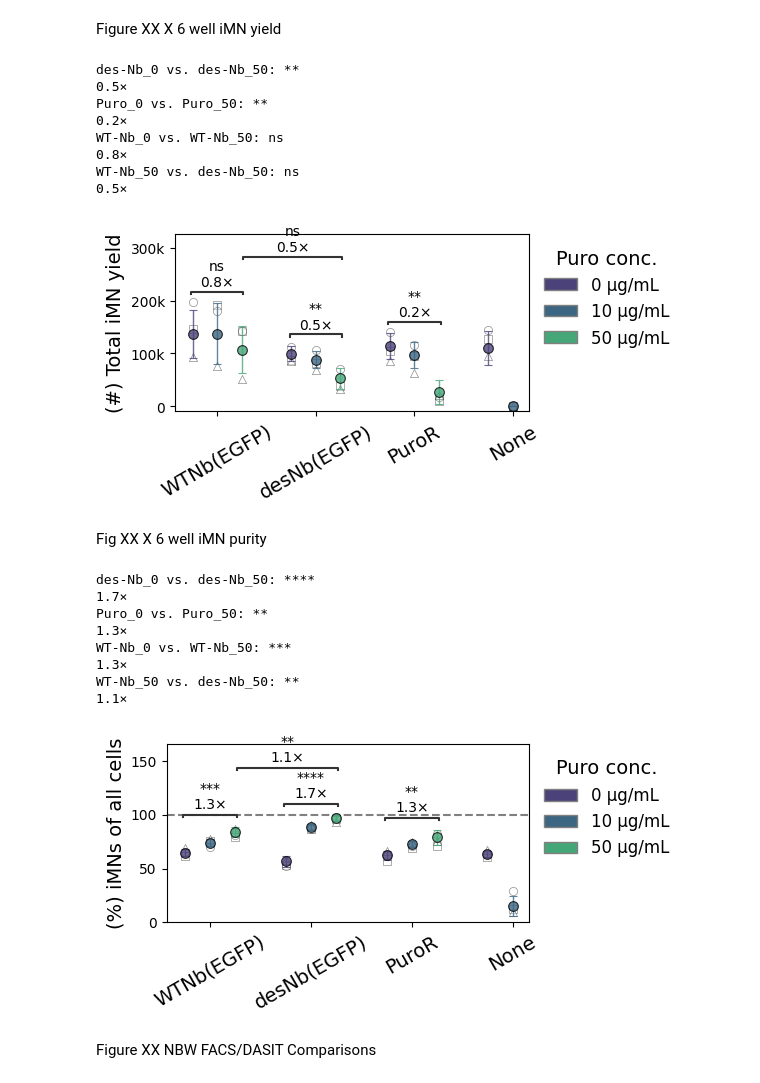
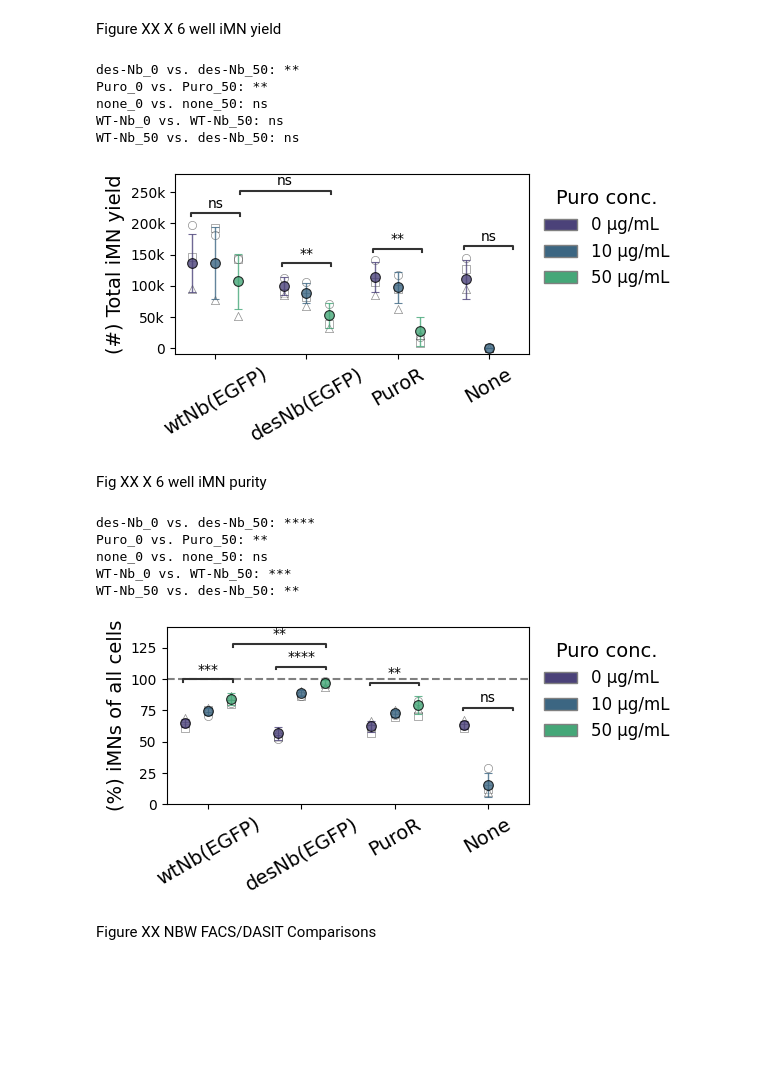
Before and after one commit to GallowayLabMIT/dasit_manuscript, a Jupyter notebook: Figure_XX_iMN/6_iMN_purify.ipynb, the cells around one changed output. Drawn from its saved outputs; the diff is of its cells as text; code cells hidden in the pictures; blank space fills up the shorter version.

Commit message:
updating iMN graphs to remove fc on bars

```diff
--- a/Figure_XX_iMN/6_iMN_purify.ipynb
+++ b/Figure_XX_iMN/6_iMN_purify.ipynb
@@ -441,7 +374,7 @@ ax.yaxis.set_major_formatter(
 ax.set_xticks(group_centers)
 
 label_map = {
-    'WT-Nb': 'WTNb(EGFP)',
+    'WT-Nb': 'wtNb(EGFP)',
     'des-Nb': 'desNb(EGFP)',
     'Puro': 'PuroR',
     'none': 'None'
@@ -479,7 +412,8 @@ pairs = [
          (('WT-Nb', 0), ('WT-Nb', 50)),
          (('des-Nb', 0), ('des-Nb', 50)),
          (('Puro', 0), ('Puro', 50)),
-         (('WT-Nb', 50), ('des-Nb', 50))
+         (('WT-Nb', 50), ('des-Nb', 50)),
+         (('none', 0), ('none', 50))
 
 
          ]
@@ -513,9 +447,9 @@ for (g1, h1), (g2, h2) in pairs:
     else:
         stars = "ns"
 
-    fc = vals2.mean() / vals1.mean()
+    # fc = vals2.mean() / vals1.mean()
 
-    annotations.append(f"{stars}\n{fc:.1f}×")
+    annotations.append(f"{stars}")
 
 
 annotator = Annotator(
@@ -675,7 +609,7 @@ ax.set_ylim(0,110)
 ax.set_xticks(group_centers)
 
 label_map = {
-    'WT-Nb': 'WTNb(EGFP)',
+    'WT-Nb': 'wtNb(EGFP)',
     'des-Nb': 'desNb(EGFP)',
     'Puro': 'PuroR',
     'none': 'None'
@@ -719,7 +653,8 @@ pairs = [
          (('WT-Nb', 0), ('WT-Nb', 50)),
          (('des-Nb', 0), ('des-Nb', 50)),
          (('Puro', 0), ('Puro', 50)),
-         (('WT-Nb', 50), ('des-Nb', 50))
+         (('WT-Nb', 50), ('des-Nb', 50)),
+         (('none', 0), ('none', 50))
 
 
          ]
@@ -753,9 +688,10 @@ for (g1, h1), (g2, h2) in pairs:
     else:
         stars = "ns"
 
-    fc = vals2.mean() / vals1.mean()
+    # fc = vals2.mean() / vals1.mean()
 
-    annotations.append(f"{stars}\n{fc:.1f}×")
+    # annotations.append(f"{stars}\n{fc:.1f}×")
+    annotations.append(f"{stars}")
 
 
 annotator = Annotator(
@@ -916,7 +849,7 @@ ax.set_yticks([0, 1, 2, 3, 4])
 ax.set_xticks(group_centers)
 
 label_map = {
-    'WT-Nb': 'WTNb(EGFP)',
+    'WT-Nb': 'wtNb(EGFP)',
     'des-Nb': 'desNb(EGFP)',
     'Puro': 'PuroR',
     'none': 'None'
@@ -954,7 +887,8 @@ pairs = [
          (('WT-Nb', 0), ('WT-Nb', 50)),
          (('des-Nb', 0), ('des-Nb', 50)),
          (('Puro', 0), ('Puro', 50)),
-         (('WT-Nb', 50), ('des-Nb', 50))
+         (('WT-Nb', 50), ('des-Nb', 50)),
+         (('none', 0), ('none', 50))
 
 
          ]
@@ -990,7 +924,8 @@ for (g1, h1), (g2, h2) in pairs:
 
     fc = vals2.mean() / vals1.mean()
 
-    annotations.append(f"{stars}\n{fc:.1f}×")
+    # annotations.append(f"{stars}\n{fc:.1f}×")
+    annotations.append(f"{stars}")
 
 
 annotator = Annotator(
@@ -1151,7 +1083,7 @@ ax.yaxis.set_major_formatter(
 ax.set_xticks(group_centers)
 
 label_map = {
-    'WT-Nb': 'WTNb(EGFP)',
+    'WT-Nb': 'wtNb(EGFP)',
     'des-Nb': 'desNb(EGFP)',
     'Puro': 'PuroR',
     'none': 'None'
@@ -1188,7 +1120,8 @@ pairs = [
          (('WT-Nb', 0), ('WT-Nb', 50)),
          (('des-Nb', 0), ('des-Nb', 50)),
          (('Puro', 0), ('Puro', 50)),
-         (('WT-Nb', 50), ('des-Nb', 50))
+         (('WT-Nb', 50), ('des-Nb', 50)),
+         (('none', 0), ('none', 50))
 
 
          ]
@@ -1222,48 +1155,45 @@ for (g1, h1), (g2, h2) in pairs:
     else:
         stars = "ns"
 
-    fc = vals2.mean() / vals1.mean()
+    # fc = vals2.mean() / vals1.mean()
 
-    annotations.append(f"{stars}\n{fc:.1f}×")
-
+    # annotations.append(f"{stars}\n{fc:.1f}×")
+    annotations.append(f"{stars}")
 
 annotator = Annotator(
     ax,
     pairs=pairs,
     data=subset,
     x=x,
     y=y,
     hue=hue,
     order=order,
     hue_order=hue_order,
 )
 
 annotator.configure(
     test='t-test_ind',
     text_format='full',
     loc='inside',
     line_height=0.02,
     text_offset=2
 )
 
 annotator.set_custom_annotations(annotations)
 annotator.annotate()
 
 
 fig.tight_layout()
 
 plottitle = 'Figure_XX_iMN_6_count.svg'
 plt.savefig(rd.outfile(output_path/plottitle),bbox_inches='tight')
 # %% [output]
 des-Nb_0 vs. des-Nb_50: **
-0.5×
 Puro_0 vs. Puro_50: **
-0.2×
+none_0 vs. none_50: ns
 WT-Nb_0 vs. WT-Nb_50: ns
-0.8×
 WT-Nb_50 vs. des-Nb_50: ns
-0.5×
-[figure, old version]
+[figure, new version]
 # %% [markdown]
 Fig XX X 6 well iMN purity
 # %%
@@ -1384,7 +1314,7 @@ ax.set_ylim(0,110)
 ax.set_xticks(group_centers)
 
 label_map = {
-    'WT-Nb': 'WTNb(EGFP)',
+    'WT-Nb': 'wtNb(EGFP)',
     'des-Nb': 'desNb(EGFP)',
     'Puro': 'PuroR',
     'none': 'None'
@@ -1428,7 +1358,8 @@ pairs = [
          (('WT-Nb', 0), ('WT-Nb', 50)),
          (('des-Nb', 0), ('des-Nb', 50)),
          (('Puro', 0), ('Puro', 50)),
-         (('WT-Nb', 50), ('des-Nb', 50))
+         (('WT-Nb', 50), ('des-Nb', 50)),
+         (('none', 0), ('none', 50))
 
 
          ]
@@ -1462,9 +1393,11 @@ for (g1, h1), (g2, h2) in pairs:
     else:
         stars = "ns"
 
-    fc = vals2.mean() / vals1.mean()
+    # fc = vals2.mean() / vals1.mean()
 
-    annotations.append(f"{stars}\n{fc:.1f}×")
+    # annotations.append(f"{stars}\n{fc:.1f}×")
+
+    annotations.append(f"{stars}")
 
 
 annotator = Annotator(
@@ -1496,14 +1429,11 @@ plottitle = 'Figure_XX_iMN_6_purity.svg'
 plt.savefig(rd.outfile(output_path/plottitle),bbox_inches='tight')
 # %% [output]
 des-Nb_0 vs. des-Nb_50: ****
-1.7×
 Puro_0 vs. Puro_50: **
-1.3×
+none_0 vs. none_50: ns
 WT-Nb_0 vs. WT-Nb_50: ***
-1.3×
 WT-Nb_50 vs. des-Nb_50: **
-1.1×
-[figure, old version]
+[figure, new version]
 # %% [markdown]
 Figure XX NBW FACS/DASIT Comparisons
 # %%
```
Also changed, not shown: parts of 4 cells of this notebook.
